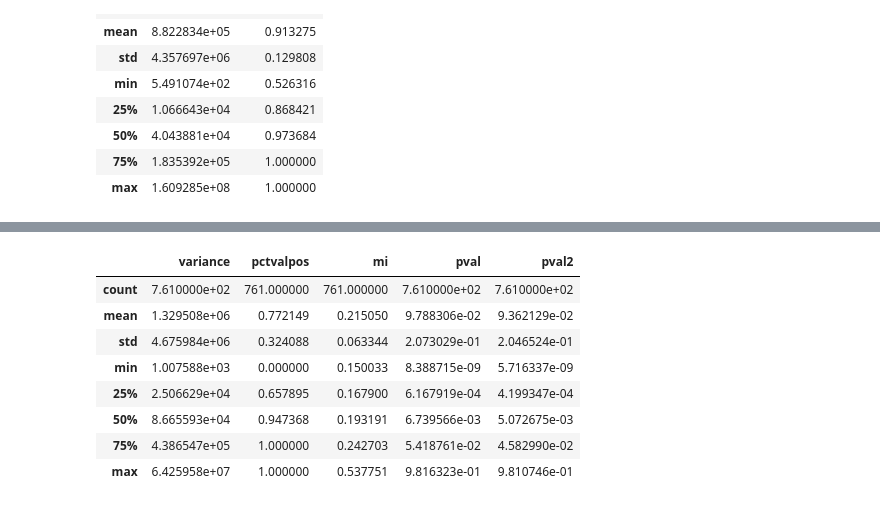
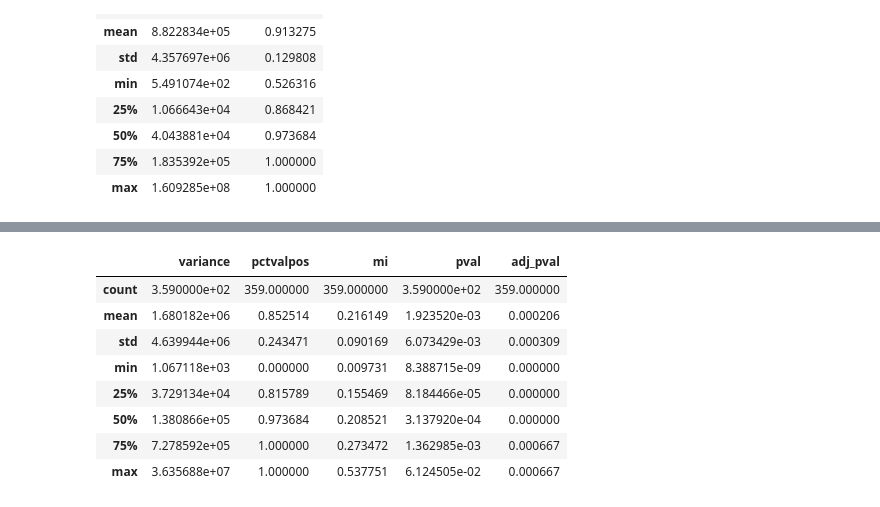
Before and after one commit to assayer5/microarray-leukemia-classif, a Jupyter notebook: microarray_explore.ipynb, the cells around one changed output, grey strips where cells are left out. Drawn from its saved outputs; the diff is of its cells as text; code cells hidden in the pictures.

```diff
--- a/microarray_explore.ipynb
+++ b/microarray_explore.ipynb
@@ -103,14 +103,10 @@ metrics['pval'] = pval
 # %%
-# compute p-values with stats for each feature between ALL and AML
-pval2 = []
+# compute adjusted p-values for each feature between ALL and AML with permutations
+pval=[]
 for col in range(len(train.columns)):
-    m1 = train.iloc[allidx,col].mean()
-    sd1 = np.std(train.iloc[allidx,col])
-    m2 = train.iloc[amlidx,col].mean()
-    sd2 = np.std(train.iloc[amlidx,col])
-    pval2.append(stats.ttest_ind_from_stats(mean1=m1, std1=sd1, nobs1=len(allidx),\
-                                            mean2=m2, std2=sd2, nobs2=len(amlidx), equal_var=False)[1])
-metrics['pval2'] = pval2
+    pval.append(stats.ttest_ind(train.iloc[amlidx,col], train.iloc[allidx,col], \
+                                permutations=1500, random_state=123,equal_var=False)[1]) # store p-val
+metrics['adj_pval'] = pval
 # %%
 metrics.describe()
 # %% [output]
@@ -149,12 +145,12 @@ sns.histplot(x='pval2', data=metrics, ax=axs[1])
 # %%
-metrics[metrics['mi']>=0.15].describe()
+metrics[metrics['adj_pval']<=0.001].describe()
 # %% [output]
-|  | variance | pctvalpos | mi | pval | pval2 |
-| count | 7.610000e+02 | 761.000000 | 761.000000 | 7.610000e+02 | 7.610000e+02 |
-| mean | 1.329508e+06 | 0.772149 | 0.215050 | 9.788306e-02 | 9.362129e-02 |
-| std | 4.675984e+06 | 0.324088 | 0.063344 | 2.073029e-01 | 2.046524e-01 |
-| min | 1.007588e+03 | 0.000000 | 0.150033 | 8.388715e-09 | 5.716337e-09 |
-| 25% | 2.506629e+04 | 0.657895 | 0.167900 | 6.167919e-04 | 4.199347e-04 |
-| 50% | 8.665593e+04 | 0.947368 | 0.193191 | 6.739566e-03 | 5.072675e-03 |
-| 75% | 4.386547e+05 | 1.000000 | 0.242703 | 5.418761e-02 | 4.582990e-02 |
-| max | 6.425958e+07 | 1.000000 | 0.537751 | 9.816323e-01 | 9.810746e-01 |
+|  | variance | pctvalpos | mi | pval | adj_pval |
+| count | 3.590000e+02 | 359.000000 | 359.000000 | 3.590000e+02 | 359.000000 |
+| mean | 1.680182e+06 | 0.852514 | 0.216149 | 1.923520e-03 | 0.000206 |
+| std | 4.639944e+06 | 0.243471 | 0.090169 | 6.073429e-03 | 0.000309 |
+| min | 1.067118e+03 | 0.000000 | 0.009731 | 8.388715e-09 | 0.000000 |
+| 25% | 3.729134e+04 | 0.815789 | 0.155469 | 8.184466e-05 | 0.000000 |
+| 50% | 1.380866e+05 | 0.973684 | 0.208521 | 3.137920e-04 | 0.000000 |
+| 75% | 7.278592e+05 | 1.000000 | 0.273472 | 1.362985e-03 | 0.000667 |
+| max | 3.635688e+07 | 1.000000 | 0.537751 | 6.124505e-02 | 0.000667 |
```
Also changed, not shown: parts of 11 cells of this notebook, 2 other files.
